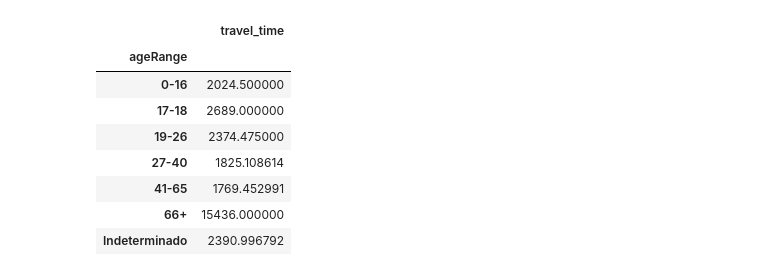
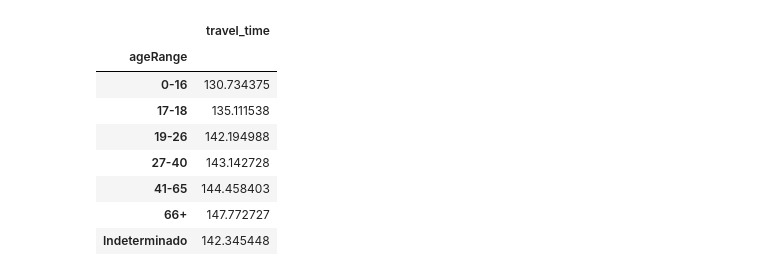
Before and after one commit to gonfuso/AnalyticsBiciMad, a Jupyter notebook: Visualizations/Population_Pyramid_Age_Usertype_traveltime.ipynb, the cells around one changed output. Drawn from its saved outputs; the diff is of its cells as text; code cells hidden in the pictures.

```diff
--- a/Visualizations/Population_Pyramid_Age_Usertype_traveltime.ipynb
+++ b/Visualizations/Population_Pyramid_Age_Usertype_traveltime.ipynb
@@ -6,8 +6,13 @@ import pandas as pd
 itinerarios_bases = pd.read_parquet('../Data/Itinerarios/itinerarios_bases.parquet')
 itinerarios_bases["unplug_hourTime"] = pd.to_datetime(itinerarios_bases["unplug_hourTime"])
 itinerarios_bases = itinerarios_bases[itinerarios_bases["unplug_hourTime"].dt.tz_localize(None)>pd.to_datetime("20190801")]
+# %%
+value0 = 0
+value1 = 180
 # %%
 itinerarios_bases["ageRange"] = itinerarios_bases["ageRange"].replace([0,1,2,3,4,5,6],["Indeterminado","0-16","17-18", "19-26", "27-40", "41-65", "66+"])
+# itinerarios_bases = itinerarios_bases[(itinerarios_bases["travel_time"]<=1440) & (itinerarios_bases["travel_time"]>0)]
+itinerarios_bases = itinerarios_bases[(itinerarios_bases["travel_time"]>0)]
 itinerarios_bases
 # %% [output]
 |  | idplug_base | user_type | idunplug_base | travel_time | idunplug_station | ageRange | idplug_station | ... |
@@ -26 +31,3 @@ itinerarios_bases
+# %%
+df1 =itinerarios_bases[(itinerarios_bases["travel_time"]>value0) & (itinerarios_bases["travel_time"]<value1)]
 # %%
@@ -29,18 +36,18 @@ ageRange_2 = itinerarios_bases[itinerarios_bases["user_type"] == 2].groupby("age
 # %%
-ageRange_1 = itinerarios_bases[itinerarios_bases["user_type"] == 1].groupby("ageRange").agg({"travel_time":"mean"})
-ageRange_2 = itinerarios_bases[itinerarios_bases["user_type"] == 2].groupby("ageRange").agg({"travel_time":"mean"})
+ageRange_1 = df1[df1["user_type"] == 1].groupby("ageRange").agg({"travel_time":"mean"})
+ageRange_2 = df1[df1["user_type"] == 2].groupby("ageRange").agg({"travel_time":"mean"})
 # %%
-ageRange_2
+ageRange_1
 # %% [output]
 |  | travel_time |
 | ageRange |  |
-| 0-16 | 2024.500000 |
-| 17-18 | 2689.000000 |
-| 19-26 | 2374.475000 |
-| 27-40 | 1825.108614 |
-| 41-65 | 1769.452991 |
-| 66+ | 15436.000000 |
-| Indeterminado | 2390.996792 |
+| 0-16 | 130.734375 |
+| 17-18 | 135.111538 |
+| 19-26 | 142.194988 |
+| 27-40 | 143.142728 |
+| 41-65 | 144.458403 |
+| 66+ | 147.772727 |
+| Indeterminado | 142.345448 |
 # %%
 # traveltime ticks
 traveltime_ticks = list(range(int(round(-max(max(ageRange_1["travel_time"]), max(ageRange_2["travel_time"])),-3)), int(round(max(max(ageRange_1["travel_time"]), max(ageRange_2["travel_time"])),-3)), 20))
```
Also changed, not shown: parts of 2 cells of this notebook, 4 other files.
